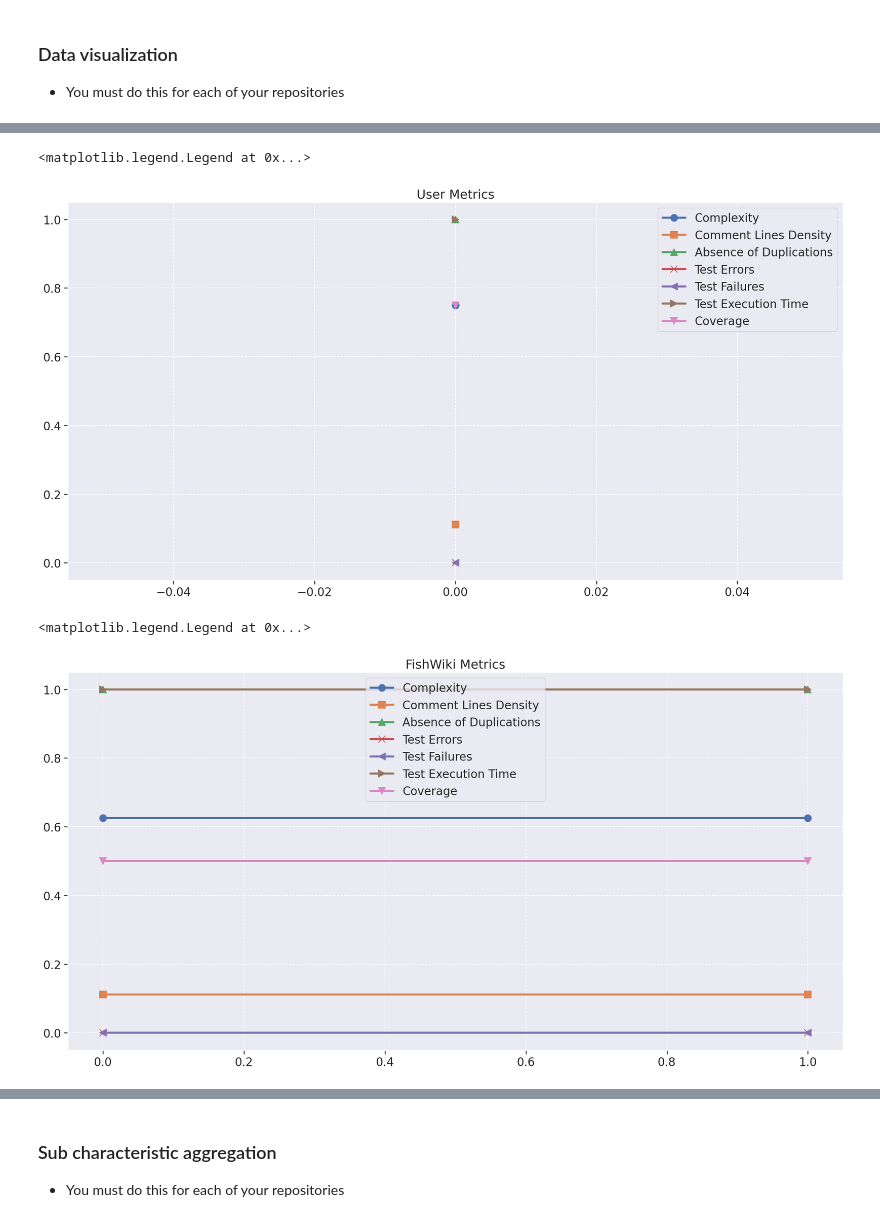
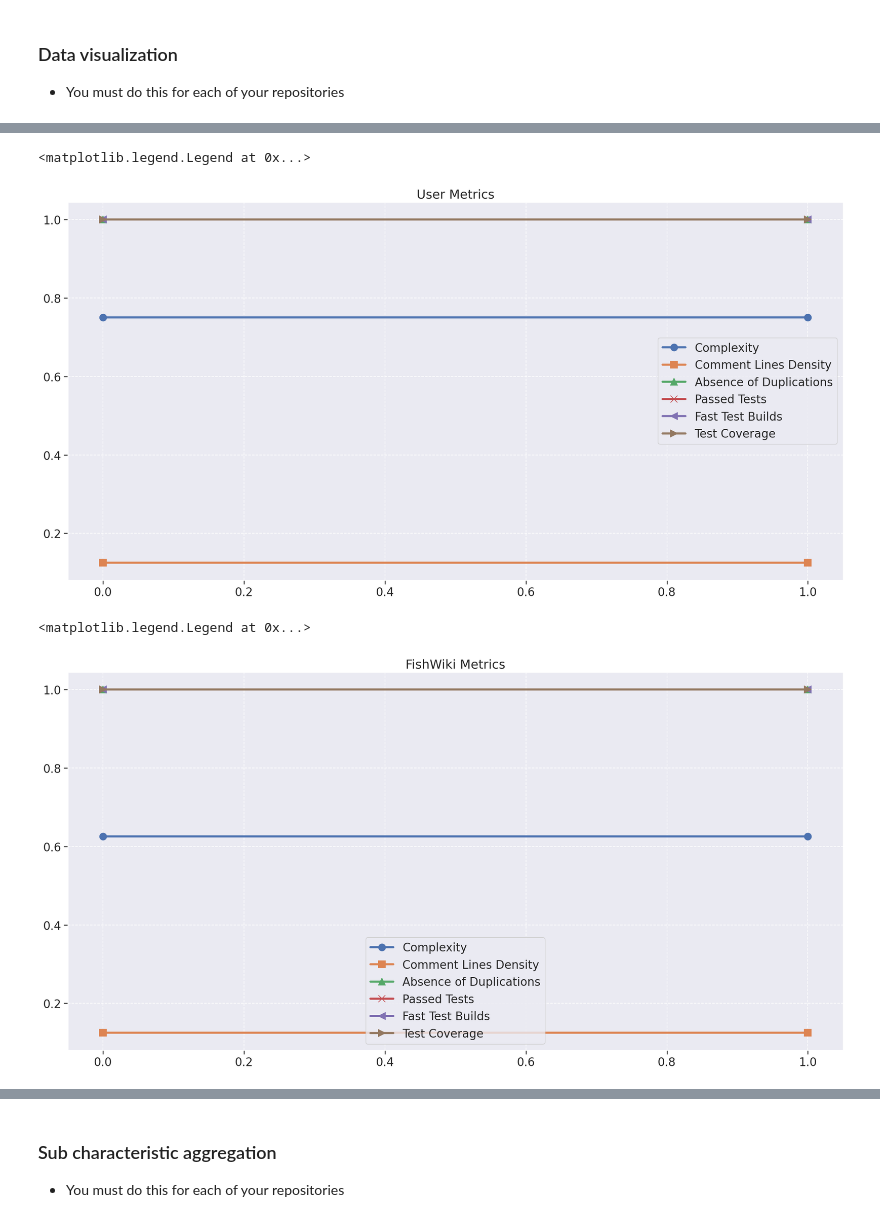
Before and after one commit to fga-eps-mds/2021-2-Eu_Pescador-Doc, a Jupyter notebook: analytics/analytics.ipynb, the cells around one changed output, grey strips where cells are left out. Saved outputs shown, nothing was run; the diff lists cells and outputs as text; code cells hidden in the pictures.

Commit message:
update notebook and analyze new metrics

```diff
--- a/analytics/analytics.ipynb
+++ b/analytics/analytics.ipynb
@@ -314,12 +242,8 @@ def find_matching_paths(paths, pattern):
 ##### COMPLEXITY
 # %%
 def m1(df):
-    invalid_complexity_value = 0
-    for index, row in df.iterrows():
-        if pd.isna(row['complexity']) or pd.isna(row['functions']):
-            invalid_complexity_value += 1
 
-    density_non_complex_files = len(df[(df['complexity'].astype(float)/df['functions'].astype(float)) < 10])/max(len(df) - invalid_complexity_value, 1)
+    density_non_complex_files = len(df[(df['complexity'].astype(float)/df['functions'].astype(float)) < 10])/len(df)
 
     return density_non_complex_files
 # %% [markdown]
@@ -327,17 +251,17 @@ def m1(df):
 # %%
 def m2(df):
 
-    density_of_commented_files = len(df[(df['comment_lines_density'].astype(float) > 10) & (df['comment_lines_density'].astype(float) < 30)])/len(df)
+    density_comment_files = len(df[(df['comment_lines_density'].astype(float) > 10) & (df['comment_lines_density'].astype(float) < 30)])/len(df)
 
-    return density_of_commented_files
+    return density_comment_files
 # %% [markdown]
 ##### DUPLICATIONS
 # %%
 def m3(df):
 
-    absence_of_duplications = len(df[(df['duplicated_lines_density'].astype(float) < 5)])/len(df)
+    duplication = len(df[(df['duplicated_lines_density'].astype(float) < 5)])/len(df)
 
-    return absence_of_duplications
+    return duplication
 # %% [markdown]
 # Quality Aspect - Reliability
 ## Factor - Testing Status
@@ -398,23 +301,23 @@ def create_metrics_df(df):
     m4_list = []
     m5_list = []
     m6_list = []
-    m7_list = []
 
     ncloc_list = []
     repository_list = []
     version_list = []
 
     metrics_df = pd.DataFrame()
+
     for version in version_vec:
+
         version_df = df[df['version'] == version]
 
         m1_list.append(m1(version_df))
         m2_list.append(m2(version_df))
         m3_list.append(m3(version_df))
-        m4_list.append(m4(version_df))
-        m5_list.append(m5(version_df))
-        m6_list.append(m6(version_df))
-        m7_list.append(m7(version_df))
+        m4_list.append(m3(version_df))
+        m5_list.append(m3(version_df))
+        m6_list.append(m3(version_df))
 
         ncloc_list.append(_ncloc(version_df))
         repository_list.append(version_df['repository'].iloc[0])
@@ -423,10 +326,9 @@ def create_metrics_df(df):
     metrics_df = pd.DataFrame({'m1': m1_list,
                                'm2': m2_list,
                                'm3': m3_list,
-                               'm4': m4_list,
-                               'm5': m5_list,
-                               'm6': m6_list,
-                               'm7': m7_list,
+                               'm4': m3_list,
+                               'm5': m3_list,
+                               'm6': m3_list,
                                'repository': repository_list,
                                'version': version_list,
                                'ncloc': ncloc_list})
@@ -468,29 +364,27 @@ plt.title('User Metrics')
 plt.plot(repo2_metrics['m1'], linewidth=3, marker='o', label='Complexity', markersize=10)
 plt.plot(repo2_metrics['m2'], linewidth=3, marker='s', label='Comment Lines Density', markersize=10)
 plt.plot(repo2_metrics['m3'], linewidth=3, marker='^', label='Absence of Duplications', markersize=10)
-plt.plot(repo2_metrics['m4'], linewidth=3, marker='x', label='Test Errors', markersize=10)
-plt.plot(repo2_metrics['m5'], linewidth=3, marker='<', label='Test Failures', markersize=10)
-plt.plot(repo2_metrics['m6'], linewidth=3, marker='>', label='Test Execution Time', markersize=10)
-plt.plot(repo2_metrics['m7'], linewidth=3, marker='v', label='Coverage', markersize=10)
+plt.plot(repo2_metrics['m4'], linewidth=3, marker='x', label='Passed Tests', markersize=10)
+plt.plot(repo2_metrics['m5'], linewidth=3, marker='<', label='Fast Test Builds', markersize=10)
+plt.plot(repo2_metrics['m6'], linewidth=3, marker='>', label='Test Coverage', markersize=10)
 plt.legend()
 # %% [output]
 <matplotlib.legend.Legend at 0x...>
-[figure, old version]
+[figure, new version]
 # %%
 fig = plt.figure(figsize=(20, 10))
 
 plt.title('FishWiki Metrics')
 plt.plot(repo3_metrics['m1'], linewidth=3, marker='o', label='Complexity', markersize=10)
 plt.plot(repo3_metrics['m2'], linewidth=3, marker='s', label='Comment Lines Density', markersize=10)
 plt.plot(repo3_metrics['m3'], linewidth=3, marker='^', label='Absence of Duplications', markersize=10)
-plt.plot(repo3_metrics['m4'], linewidth=3, marker='x', label='Test Errors', markersize=10)
-plt.plot(repo3_metrics['m5'], linewidth=3, marker='<', label='Test Failures', markersize=10)
-plt.plot(repo3_metrics['m6'], linewidth=3, marker='>', label='Test Execution Time', markersize=10)
-plt.plot(repo3_metrics['m7'], linewidth=3, marker='v', label='Coverage', markersize=10)
+plt.plot(repo3_metrics['m4'], linewidth=3, marker='x', label='Passed Tests', markersize=10)
+plt.plot(repo3_metrics['m5'], linewidth=3, marker='<', label='Fast Test Builds', markersize=10)
+plt.plot(repo3_metrics['m6'], linewidth=3, marker='>', label='Test Coverage', markersize=10)
 plt.legend()
 # %% [output]
 <matplotlib.legend.Legend at 0x...>
-[figure, old version]
+[figure, new version]
 # %%
 fig = plt.figure(figsize=(20, 10))
 
```
Also changed, not shown: parts of 34 cells of this notebook, 1 other file.
